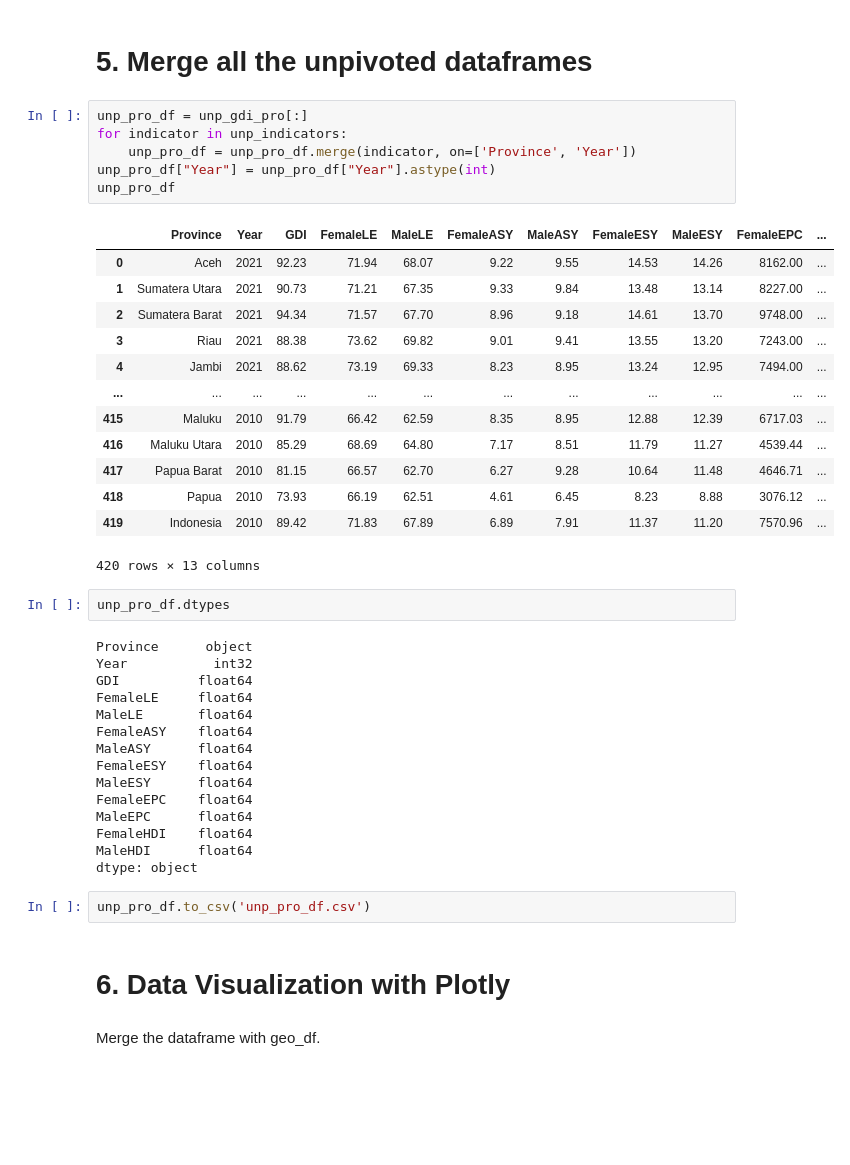
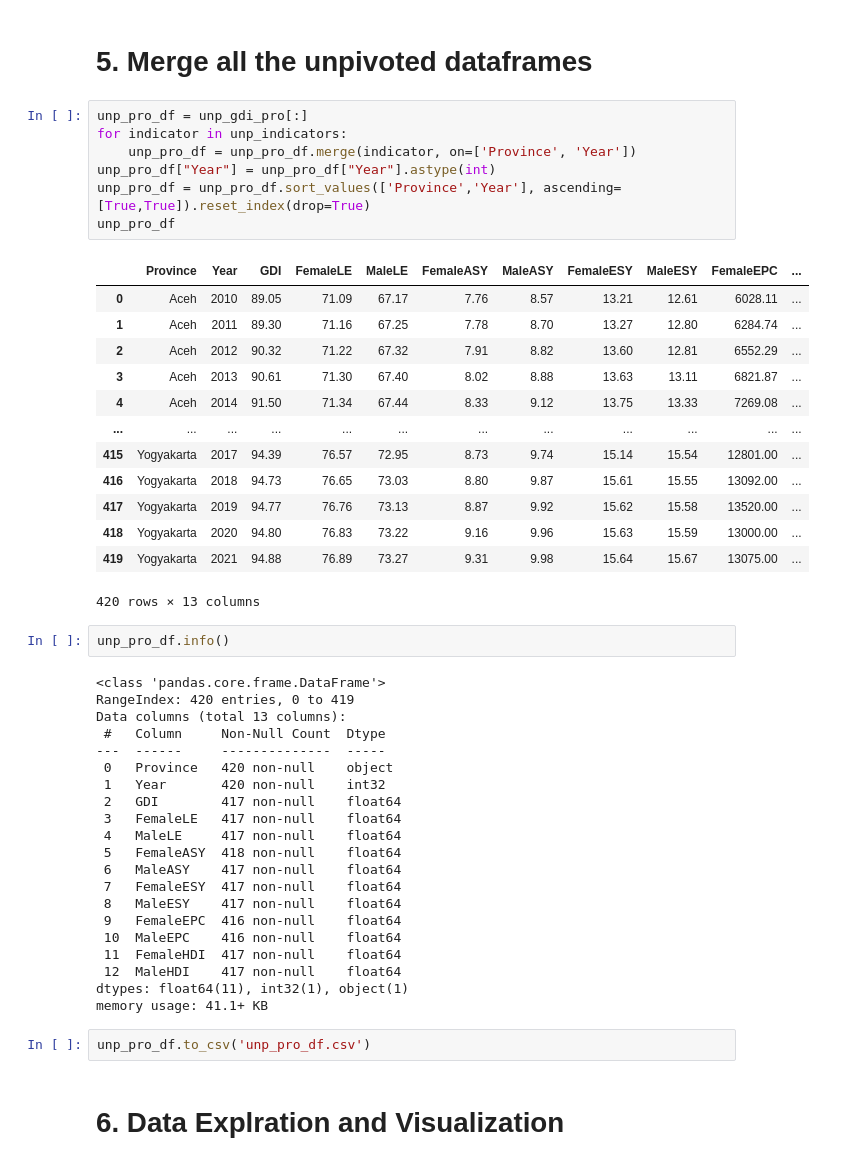
Before and after one commit to tmtsmrsl/GenderEqualityIndonesia, a Jupyter notebook: CapstoneProject.ipynb, the cells around one changed output. Saved outputs shown, nothing was run; the diff lists cells and outputs as text; blank space fills up the shorter version.

```diff
--- a/CapstoneProject.ipynb
+++ b/CapstoneProject.ipynb
@@ -432,43 +416,48 @@ dtype: int64
 # %%
 unp_pro_df = unp_gdi_pro[:]
 for indicator in unp_indicators:
     unp_pro_df = unp_pro_df.merge(indicator, on=['Province', 'Year'])
 unp_pro_df["Year"] = unp_pro_df["Year"].astype(int)
+unp_pro_df = unp_pro_df.sort_values(['Province','Year'], ascending=[True,True]).reset_index(drop=True)
 unp_pro_df
 # %% [output]
 |  | Province | Year | GDI | FemaleLE | MaleLE | FemaleASY | MaleASY | FemaleESY | MaleESY | FemaleEPC | ... |
-| 0 | Aceh | 2021 | 92.23 | 71.94 | 68.07 | 9.22 | 9.55 | 14.53 | 14.26 | 8162.00 | ... |
-| 1 | Sumatera Utara | 2021 | 90.73 | 71.21 | 67.35 | 9.33 | 9.84 | 13.48 | 13.14 | 8227.00 | ... |
-| 2 | Sumatera Barat | 2021 | 94.34 | 71.57 | 67.70 | 8.96 | 9.18 | 14.61 | 13.70 | 9748.00 | ... |
-| 3 | Riau | 2021 | 88.38 | 73.62 | 69.82 | 9.01 | 9.41 | 13.55 | 13.20 | 7243.00 | ... |
-| 4 | Jambi | 2021 | 88.62 | 73.19 | 69.33 | 8.23 | 8.95 | 13.24 | 12.95 | 7494.00 | ... |
+| 0 | Aceh | 2010 | 89.05 | 71.09 | 67.17 | 7.76 | 8.57 | 13.21 | 12.61 | 6028.11 | ... |
+| 1 | Aceh | 2011 | 89.30 | 71.16 | 67.25 | 7.78 | 8.70 | 13.27 | 12.80 | 6284.74 | ... |
+| 2 | Aceh | 2012 | 90.32 | 71.22 | 67.32 | 7.91 | 8.82 | 13.60 | 12.81 | 6552.29 | ... |
+| 3 | Aceh | 2013 | 90.61 | 71.30 | 67.40 | 8.02 | 8.88 | 13.63 | 13.11 | 6821.87 | ... |
+| 4 | Aceh | 2014 | 91.50 | 71.34 | 67.44 | 8.33 | 9.12 | 13.75 | 13.33 | 7269.08 | ... |
 | ... | ... | ... | ... | ... | ... | ... | ... | ... | ... | ... | ... |
-| 415 | Maluku | 2010 | 91.79 | 66.42 | 62.59 | 8.35 | 8.95 | 12.88 | 12.39 | 6717.03 | ... |
-| 416 | Maluku Utara | 2010 | 85.29 | 68.69 | 64.80 | 7.17 | 8.51 | 11.79 | 11.27 | 4539.44 | ... |
-| 417 | Papua Barat | 2010 | 81.15 | 66.57 | 62.70 | 6.27 | 9.28 | 10.64 | 11.48 | 4646.71 | ... |
-| 418 | Papua | 2010 | 73.93 | 66.19 | 62.51 | 4.61 | 6.45 | 8.23 | 8.88 | 3076.12 | ... |
-| 419 | Indonesia | 2010 | 89.42 | 71.83 | 67.89 | 6.89 | 7.91 | 11.37 | 11.20 | 7570.96 | ... |
+| 415 | Yogyakarta | 2017 | 94.39 | 76.57 | 72.95 | 8.73 | 9.74 | 15.14 | 15.54 | 12801.00 | ... |
+| 416 | Yogyakarta | 2018 | 94.73 | 76.65 | 73.03 | 8.80 | 9.87 | 15.61 | 15.55 | 13092.00 | ... |
+| 417 | Yogyakarta | 2019 | 94.77 | 76.76 | 73.13 | 8.87 | 9.92 | 15.62 | 15.58 | 13520.00 | ... |
+| 418 | Yogyakarta | 2020 | 94.80 | 76.83 | 73.22 | 9.16 | 9.96 | 15.63 | 15.59 | 13000.00 | ... |
+| 419 | Yogyakarta | 2021 | 94.88 | 76.89 | 73.27 | 9.31 | 9.98 | 15.64 | 15.67 | 13075.00 | ... |
 420 rows × 13 columns
 # %%
-unp_pro_df.dtypes
+unp_pro_df.info()
 # %% [output]
-Province      object
-Year           int32
-GDI          float64
-FemaleLE     float64
-MaleLE       float64
-FemaleASY    float64
-MaleASY      float64
-FemaleESY    float64
-MaleESY      float64
-FemaleEPC    float64
-MaleEPC      float64
-FemaleHDI    float64
-MaleHDI      float64
-dtype: object
+<class 'pandas.core.frame.DataFrame'>
+RangeIndex: 420 entries, 0 to 419
+Data columns (total 13 columns):
+ #   Column     Non-Null Count  Dtype
+---  ------     --------------  -----
+ 0   Province   420 non-null    object
+ 1   Year       420 non-null    int32
+ 2   GDI        417 non-null    float64
+ 3   FemaleLE   417 non-null    float64
+ 4   MaleLE     417 non-null    float64
+ 5   FemaleASY  418 non-null    float64
+ 6   MaleASY    417 non-null    float64
+ 7   FemaleESY  417 non-null    float64
+ 8   MaleESY    417 non-null    float64
+ 9   FemaleEPC  416 non-null    float64
+ 10  MaleEPC    416 non-null    float64
+ 11  FemaleHDI  417 non-null    float64
+ 12  MaleHDI    417 non-null    float64
+dtypes: float64(11), int32(1), object(1)
+memory usage: 41.1+ KB
 # %%
 unp_pro_df.to_csv('unp_pro_df.csv')
 # %% [markdown]
-# 6. Data Visualization with Plotly
+# 6. Data Explration and Visualization
-# %% [markdown]
-Merge the dataframe with geo_df.
```
Also changed, not shown: parts of 29 cells of this notebook, 1 other file.
